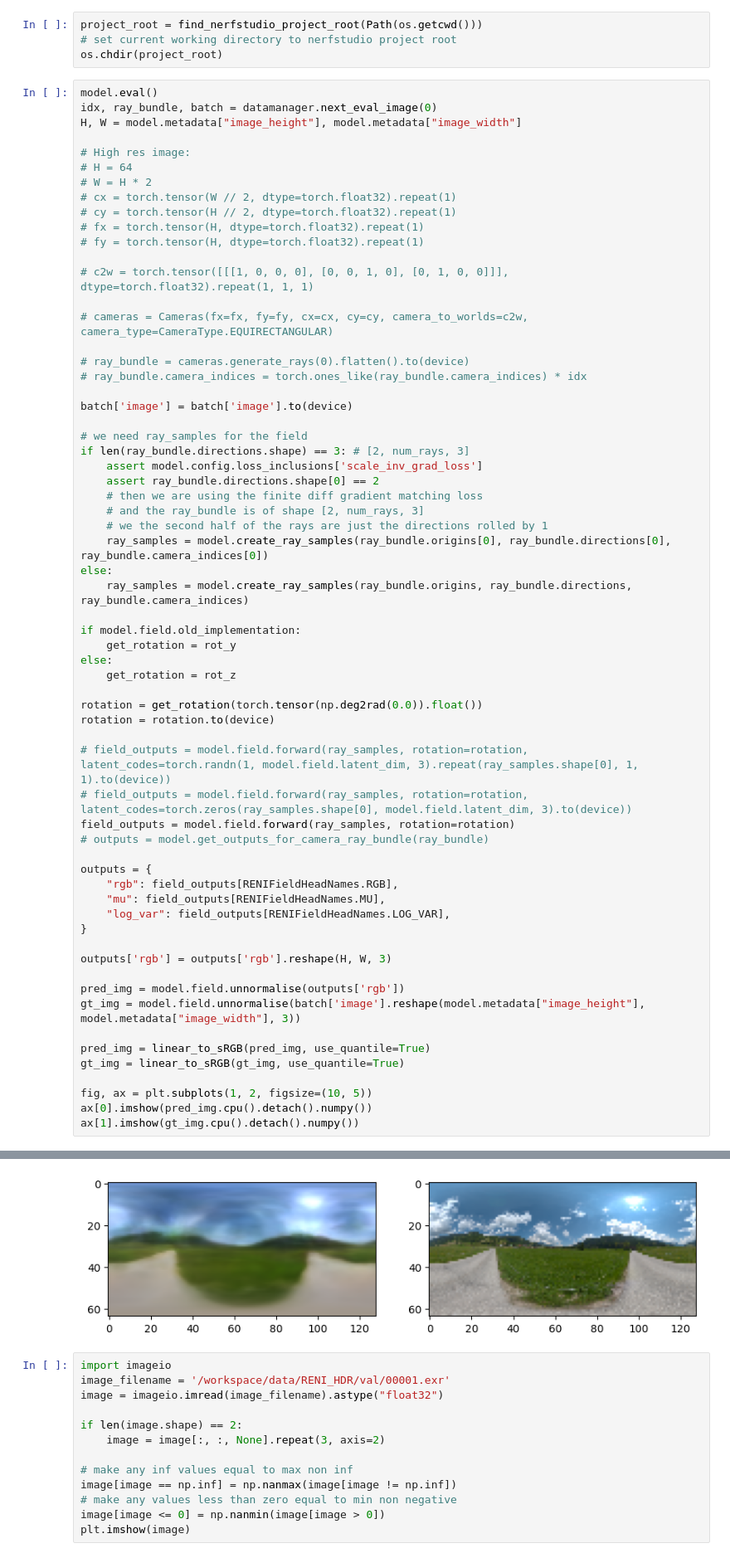
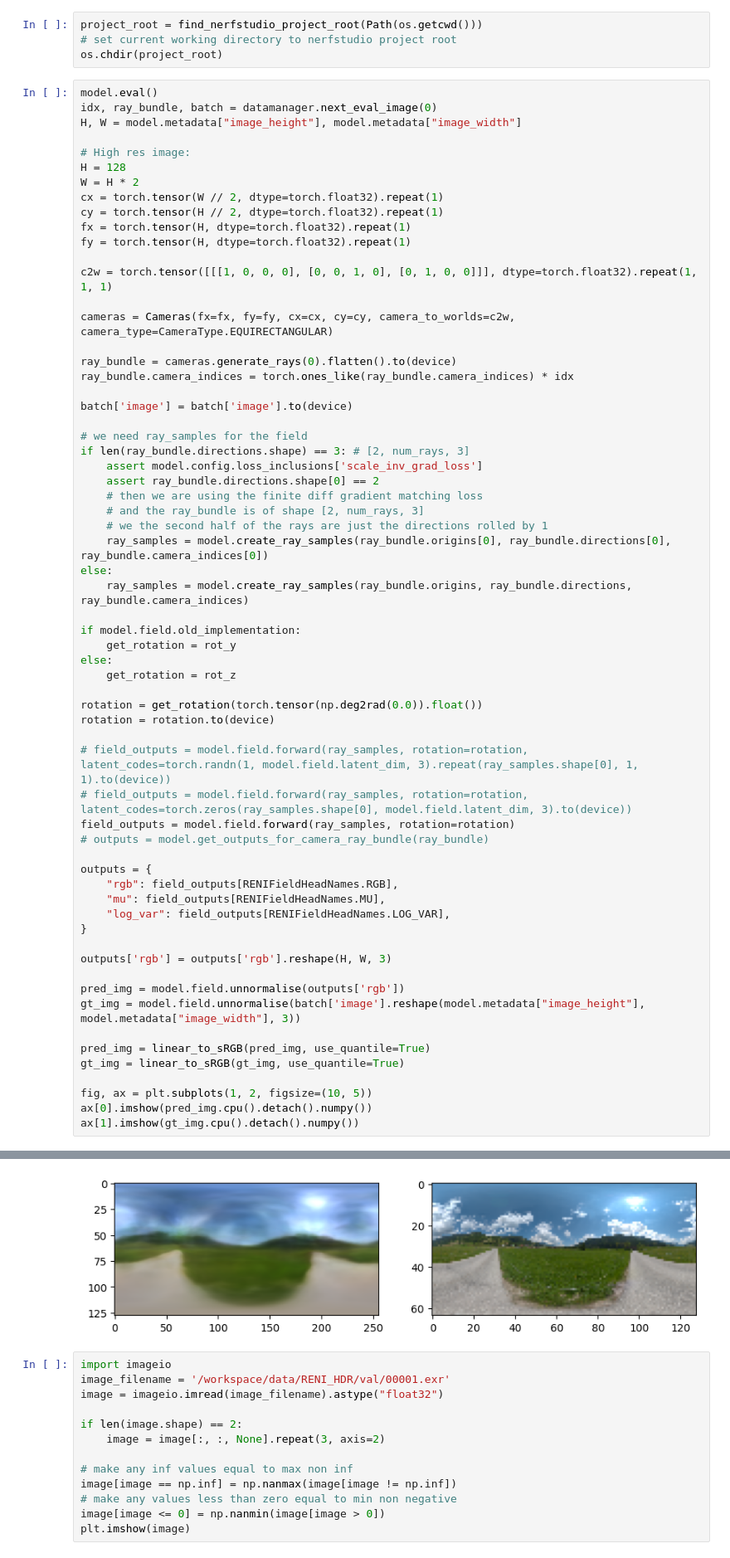
Before and after one commit to JADGardner/ns_reni, a Jupyter notebook: notebooks/reni_tests.ipynb, the cells around one changed output, grey strips where cells are left out. Shown at 83% size. Saved outputs shown, nothing was run; the diff lists cells and outputs as text.

```diff
--- a/notebooks/reni_tests.ipynb
+++ b/notebooks/reni_tests.ipynb
@@ -155,19 +160,19 @@ idx, ray_bundle, batch = datamanager.next_eval_image(0)
 H, W = model.metadata["image_height"], model.metadata["image_width"]
 
 # High res image:
-# H = 64
-# W = H * 2
-# cx = torch.tensor(W // 2, dtype=torch.float32).repeat(1)
-# cy = torch.tensor(H // 2, dtype=torch.float32).repeat(1)
-# fx = torch.tensor(H, dtype=torch.float32).repeat(1)
-# fy = torch.tensor(H, dtype=torch.float32).repeat(1)
+H = 128
+W = H * 2
+cx = torch.tensor(W // 2, dtype=torch.float32).repeat(1)
+cy = torch.tensor(H // 2, dtype=torch.float32).repeat(1)
+fx = torch.tensor(H, dtype=torch.float32).repeat(1)
+fy = torch.tensor(H, dtype=torch.float32).repeat(1)
 
-# c2w = torch.tensor([[[1, 0, 0, 0], [0, 0, 1, 0], [0, 1, 0, 0]]], dtype=torch.float32).repeat(1, 1, 1)
+c2w = torch.tensor([[[1, 0, 0, 0], [0, 0, 1, 0], [0, 1, 0, 0]]], dtype=torch.float32).repeat(1, 1, 1)
 
-# cameras = Cameras(fx=fx, fy=fy, cx=cx, cy=cy, camera_to_worlds=c2w, camera_type=CameraType.EQUIRECTANGULAR)
+cameras = Cameras(fx=fx, fy=fy, cx=cx, cy=cy, camera_to_worlds=c2w, camera_type=CameraType.EQUIRECTANGULAR)
 
-# ray_bundle = cameras.generate_rays(0).flatten().to(device)
-# ray_bundle.camera_indices = torch.ones_like(ray_bundle.camera_indices) * idx
+ray_bundle = cameras.generate_rays(0).flatten().to(device)
+ray_bundle.camera_indices = torch.ones_like(ray_bundle.camera_indices) * idx
 
 batch['image'] = batch['image'].to(device)
 
@@ -187,34 +192,34 @@ if model.field.old_implementation:
 else:
     get_rotation = rot_z
 
 rotation = get_rotation(torch.tensor(np.deg2rad(0.0)).float())
 rotation = rotation.to(device)
 
 # field_outputs = model.field.forward(ray_samples, rotation=rotation, latent_codes=torch.randn(1, model.field.latent_dim, 3).repeat(ray_samples.shape[0], 1, 1).to(device))
 # field_outputs = model.field.forward(ray_samples, rotation=rotation, latent_codes=torch.zeros(ray_samples.shape[0], model.field.latent_dim, 3).to(device))
 field_outputs = model.field.forward(ray_samples, rotation=rotation)
 # outputs = model.get_outputs_for_camera_ray_bundle(ray_bundle)
 
 outputs = {
     "rgb": field_outputs[RENIFieldHeadNames.RGB],
     "mu": field_outputs[RENIFieldHeadNames.MU],
     "log_var": field_outputs[RENIFieldHeadNames.LOG_VAR],
 }
 
 outputs['rgb'] = outputs['rgb'].reshape(H, W, 3)
 
 pred_img = model.field.unnormalise(outputs['rgb'])
 gt_img = model.field.unnormalise(batch['image'].reshape(model.metadata["image_height"], model.metadata["image_width"], 3))
 
 pred_img = linear_to_sRGB(pred_img, use_quantile=True)
 gt_img = linear_to_sRGB(gt_img, use_quantile=True)
 
 fig, ax = plt.subplots(1, 2, figsize=(10, 5))
 ax[0].imshow(pred_img.cpu().detach().numpy())
 ax[1].imshow(gt_img.cpu().detach().numpy())
 # %% [output]
 <matplotlib.image.AxesImage at 0x...>
-[figure, old version]
+[figure, new version]
 # %%
 import imageio
 image_filename = '/workspace/data/RENI_HDR/val/00001.exr'
```
Also changed, not shown: parts of 3 cells of this notebook, 8 other files.
